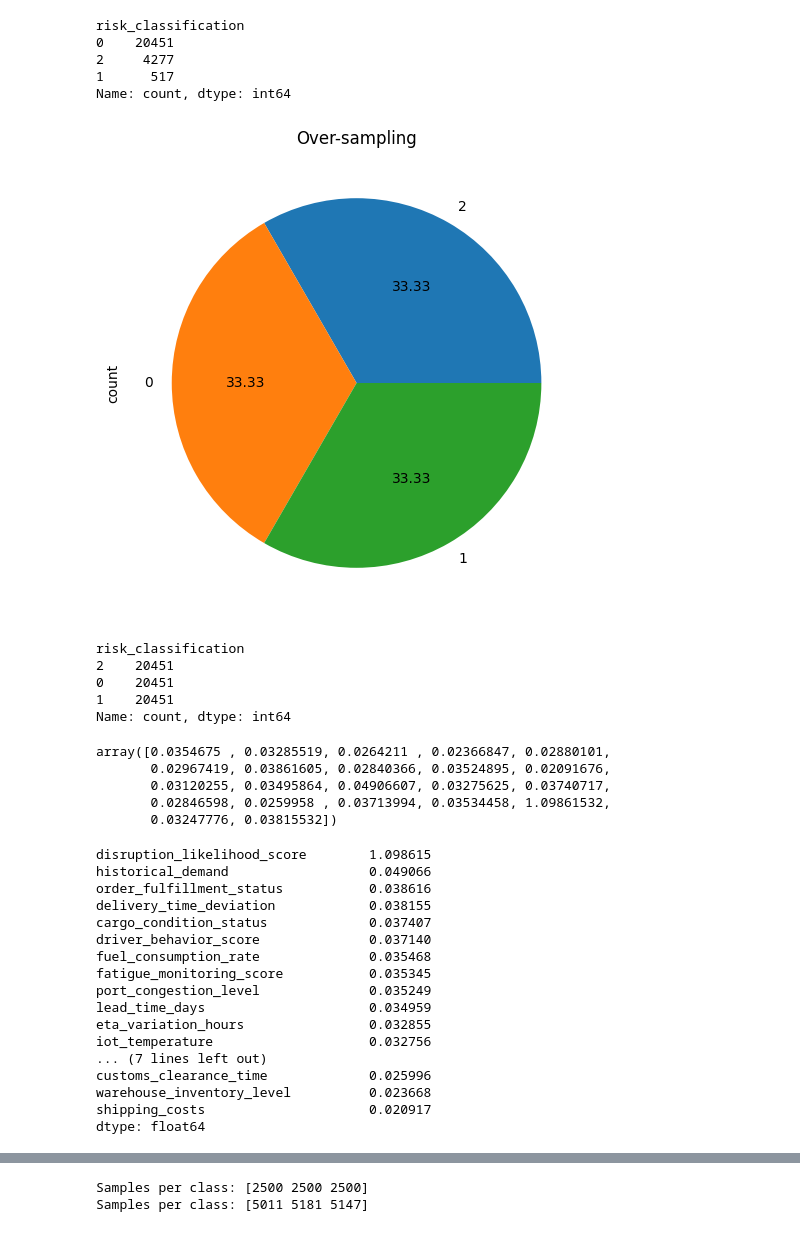
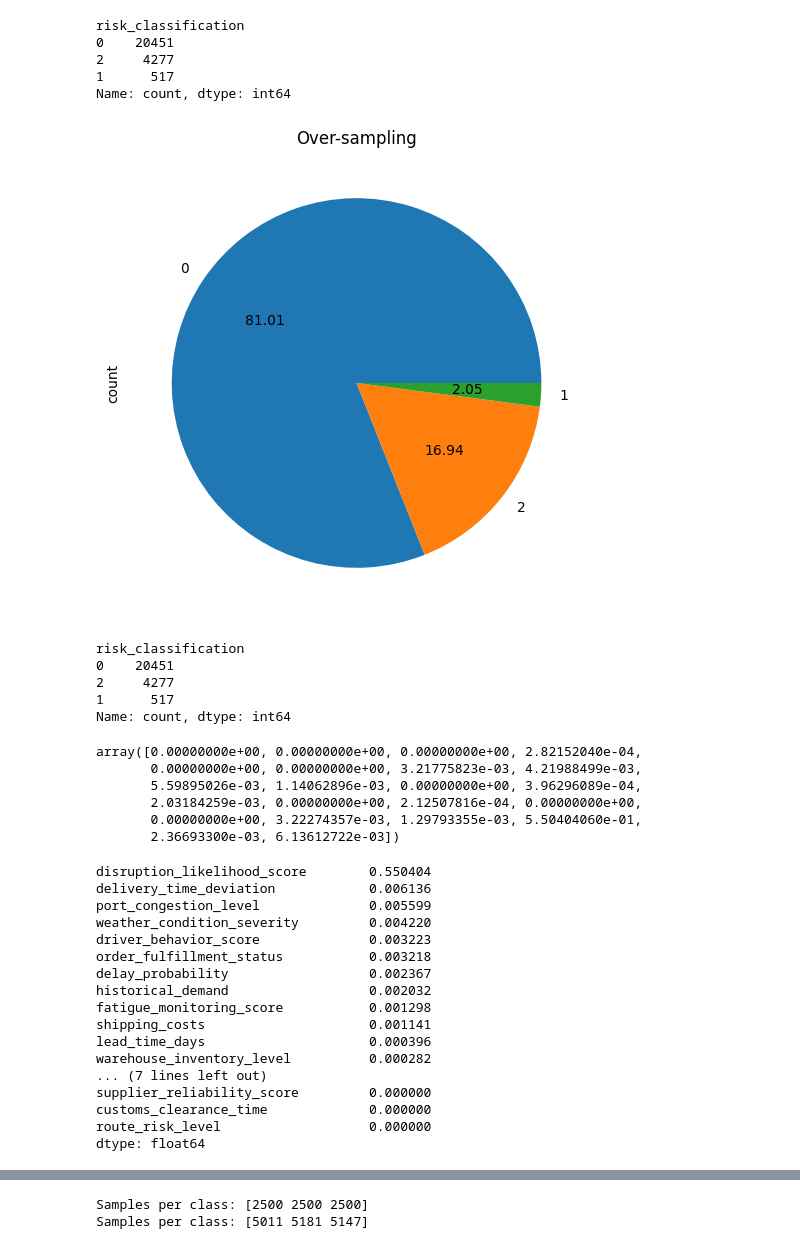
Before and after one commit to ML-PROJECT-KMITL/logistic-ml-project, a Jupyter notebook: classification/dimension_reduction/dimension_reduction_RandomForrest.ipynb, the cells around one changed output, grey strips where cells are left out. Cells and saved outputs as stored; diff of their text form; code cells hidden in the pictures.

```diff
--- a/classification/dimension_reduction/dimension_reduction_RandomForrest.ipynb
+++ b/classification/dimension_reduction/dimension_reduction_RandomForrest.ipynb
@@ -127,35 +127,35 @@ Name: count, dtype: int64
 # %%
 # solve imbalnce class
 
 #Random Oversampling
 # from imblearn.over_sampling import RandomOverSampler
 
 # ros = RandomOverSampler(sampling_strategy="not majority") # String
 # X = df.drop(['risk_classification'], axis=1)
 # Y = df['risk_classification']
 # X, Y = ros.fit_resample(X, Y)
 
 # ------------------------------------------------------------
 
 # Apply SMOTE (Synthetic Minority Over-sampling)
 from imblearn.over_sampling import SMOTE
 X = df.drop(columns=["risk_classification"])  # Features
 Y = df["risk_classification"]  # Target
 smote = SMOTE(sampling_strategy="auto", random_state=42)
-X, Y = smote.fit_resample(X, Y)
+# X, Y = smote.fit_resample(X, Y)
 
 ax = Y.value_counts().plot.pie(autopct='%.2f')
 _ = ax.set_title("Over-sampling")
 # %% [output]
-[figure, old version]
+[figure, new version]
 # %%
 # after solve imbalnce class
 Y.value_counts()
 # %% [output]
 risk_classification
-2    20451
 0    20451
-1    20451
+2     4277
+1      517
 Name: count, dtype: int64
 # %%
 # Split the data
@@ -169,32 +169,33 @@ from sklearn.feature_selection import mutual_info_classif
 mutual_info = mutual_info_classif(X_train, y_train)
 mutual_info
 # %% [output]
-array([0.0354675 , 0.03285519, 0.0264211 , 0.02366847, 0.02880101,
-       0.02967419, 0.03861605, 0.02840366, 0.03524895, 0.02091676,
-       0.03120255, 0.03495864, 0.04906607, 0.03275625, 0.03740717,
-       0.02846598, 0.0259958 , 0.03713994, 0.03534458, 1.09861532,
-       0.03247776, 0.03815532])
+array([0.00000000e+00, 0.00000000e+00, 0.00000000e+00, 2.82152040e-04,
+       0.00000000e+00, 0.00000000e+00, 3.21775823e-03, 4.21988499e-03,
+       5.59895026e-03, 1.14062896e-03, 0.00000000e+00, 3.96296089e-04,
+       2.03184259e-03, 0.00000000e+00, 2.12507816e-04, 0.00000000e+00,
+       0.00000000e+00, 3.22274357e-03, 1.29793355e-03, 5.50404060e-01,
+       2.36693300e-03, 6.13612722e-03])
 # %%
 mutual_info = pd.Series(mutual_info)
 mutual_info.index = X_train.columns
 mutual_info.sort_values(ascending=False)
 # %% [output]
-disruption_likelihood_score        1.098615
-historical_demand                  0.049066
-order_fulfillment_status           0.038616
-delivery_time_deviation            0.038155
-cargo_condition_status             0.037407
-driver_behavior_score              0.037140
-fuel_consumption_rate              0.035468
-fatigue_monitoring_score           0.035345
-port_congestion_level              0.035249
-lead_time_days                     0.034959
-eta_variation_hours                0.032855
-iot_temperature                    0.032756
+disruption_likelihood_score        0.550404
+delivery_time_deviation            0.006136
+port_congestion_level              0.005599
+weather_condition_severity         0.004220
+driver_behavior_score              0.003223
+order_fulfillment_status           0.003218
+delay_probability                  0.002367
+historical_demand                  0.002032
+fatigue_monitoring_score           0.001298
+shipping_costs                     0.001141
+lead_time_days                     0.000396
+warehouse_inventory_level          0.000282
 ... (7 lines left out)
-customs_clearance_time             0.025996
-warehouse_inventory_level          0.023668
-shipping_costs                     0.020917
+supplier_reliability_score         0.000000
+customs_clearance_time             0.000000
+route_risk_level                   0.000000
 dtype: float64
 # %%
 #let's plot the ordered mutual_info values per feature
```
Also changed, not shown: parts of 15 cells of this notebook, 4 other files.
